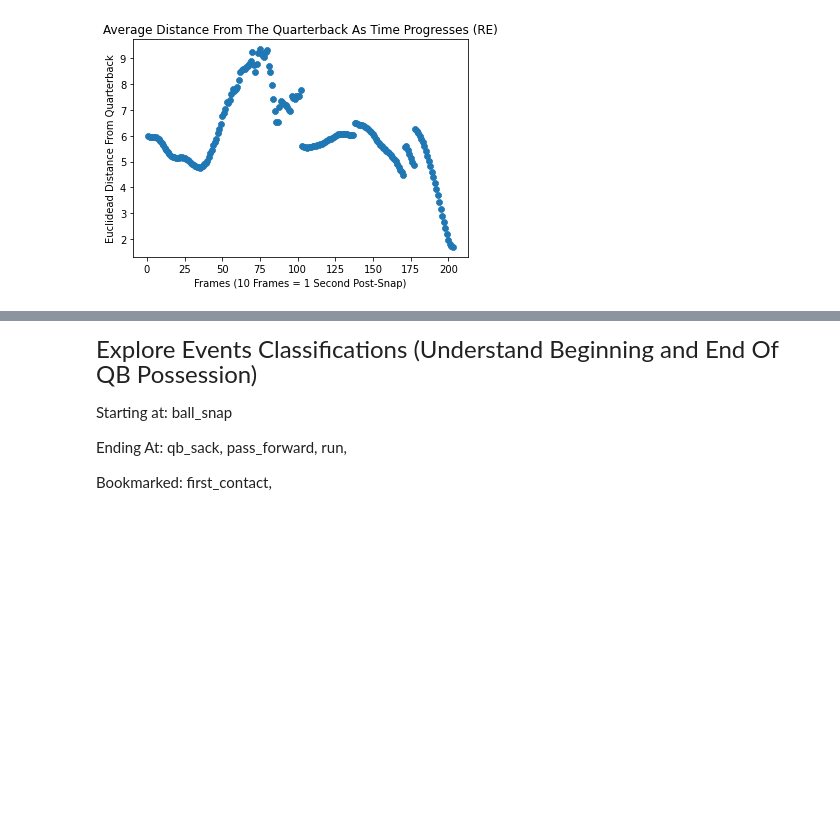
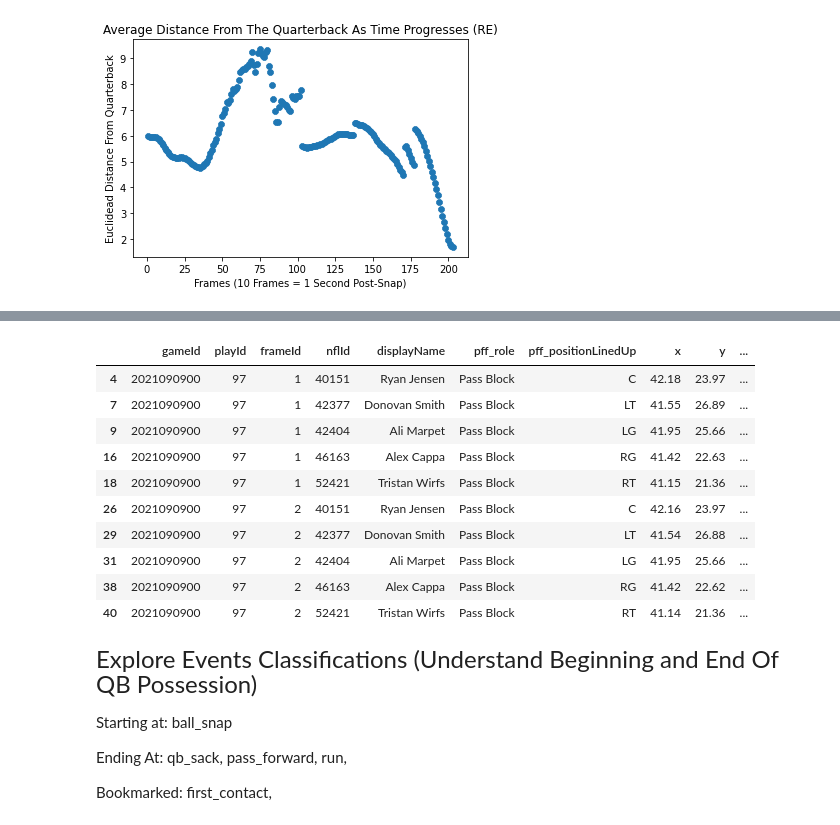
Before and after one commit to peterlmajors/FSAS_BigDataBowl_2023, a Jupyter notebook: Exploratory_Analysis.ipynb, the cells around one changed output, grey strips where cells are left out. Drawn from its saved outputs; the diff is of its cells as text; code cells hidden in the pictures; blank space fills up the shorter version.

```diff
--- a/Exploratory_Analysis.ipynb
+++ b/Exploratory_Analysis.ipynb
@@ -448,3 +458,20 @@ ptrack[(ptrack.gameId == gameId) & (ptrack.playId == playId) & (ptrack.frameId =
+# %%
+#Create A Sample Data Frame To See The Maximum Number of Defensive Players In A Pass Blocker's Responsibility Zone At Once (WORK IN PROGRESS)
+ptrack_pblock = ptrack.loc[ptrack.pff_role == "Pass Block"][['gameId', 'playId', 'frameId', 'nflId', 'displayName', 'pff_role', 'pff_positionLinedUp', 'x', 'y', 'o',
+                                                             'bl_rz_x', 'bl_rz_y', 'br_rz_x', 'br_rz_y', 'fl_rz_x', 'fl_rz_y', 'fr_rz_x', 'fr_rz_y']]
+ptrack_pblock.head(10)
+# %% [output]
+|  | gameId | playId | frameId | nflId | displayName | pff_role | pff_positionLinedUp | x | y | ... |
+| 4 | 2021090900 | 97 | 1 | 40151 | Ryan Jensen | Pass Block | C | 42.18 | 23.97 | ... |
+| 7 | 2021090900 | 97 | 1 | 42377 | Donovan Smith | Pass Block | LT | 41.55 | 26.89 | ... |
+| 9 | 2021090900 | 97 | 1 | 42404 | Ali Marpet | Pass Block | LG | 41.95 | 25.66 | ... |
+| 16 | 2021090900 | 97 | 1 | 46163 | Alex Cappa | Pass Block | RG | 41.42 | 22.63 | ... |
+| 18 | 2021090900 | 97 | 1 | 52421 | Tristan Wirfs | Pass Block | RT | 41.15 | 21.36 | ... |
+| 26 | 2021090900 | 97 | 2 | 40151 | Ryan Jensen | Pass Block | C | 42.16 | 23.97 | ... |
+| 29 | 2021090900 | 97 | 2 | 42377 | Donovan Smith | Pass Block | LT | 41.54 | 26.88 | ... |
+| 31 | 2021090900 | 97 | 2 | 42404 | Ali Marpet | Pass Block | LG | 41.95 | 25.66 | ... |
+| 38 | 2021090900 | 97 | 2 | 46163 | Alex Cappa | Pass Block | RG | 41.42 | 22.62 | ... |
+| 40 | 2021090900 | 97 | 2 | 52421 | Tristan Wirfs | Pass Block | RT | 41.14 | 21.36 | ... |
 # %% [markdown]
 <font size="5"> Explore Events Classifications (Understand Beginning and End Of QB Possession) </font>
 
```
Also changed, not shown: parts of 17 cells of this notebook, 1 other file.
